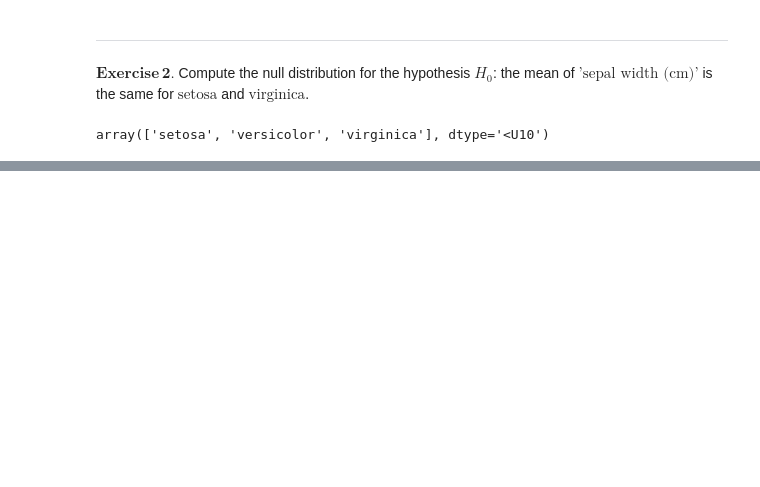
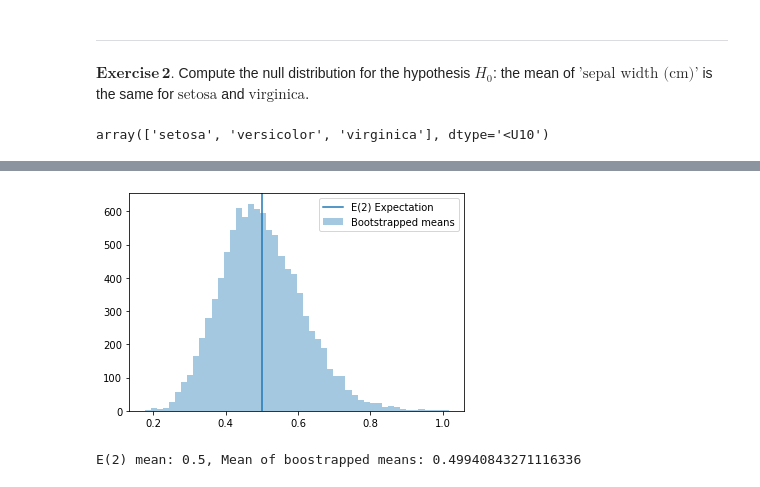
Before and after one commit to qlero/UCA_MSc-DS1, a Jupyter notebook: 2_model_selection/lecture_5/Assignments 2.ipynb, the cells around one changed output, grey strips where cells are left out. Cells and saved outputs as stored; diff of their text form; code cells hidden in the pictures; blank space fills up the shorter version.

```diff
--- a/2_model_selection/lecture_5/Assignments 2.ipynb
+++ b/2_model_selection/lecture_5/Assignments 2.ipynb
@@ -532 +544,16 @@ bootstrapped_means = calculate_bootstrapped_means(
+# %%
+# Plotting our bootstrapped means with the expectation of E(2)
+E = 1/_lambda
+Mean = np.mean(bootstrapped_sample_means)
+
+plt.figure()
+plt.hist(bootstrapped_sample_means, bins=50, alpha=0.4)
+plt.axvline(1/_lambda)
+plt.legend(["E(2) Expectation", "Bootstrapped means"])
+plt.show()
+
+print(f"E(2) mean: {E}, Mean of boostrapped means: {Mean}")
+# %% [output]
+[figure, added]
+E(2) mean: 0.5, Mean of boostrapped means: 0.49940843271116336
 # %%
```
Also changed, not shown: parts of 26 cells of this notebook.
